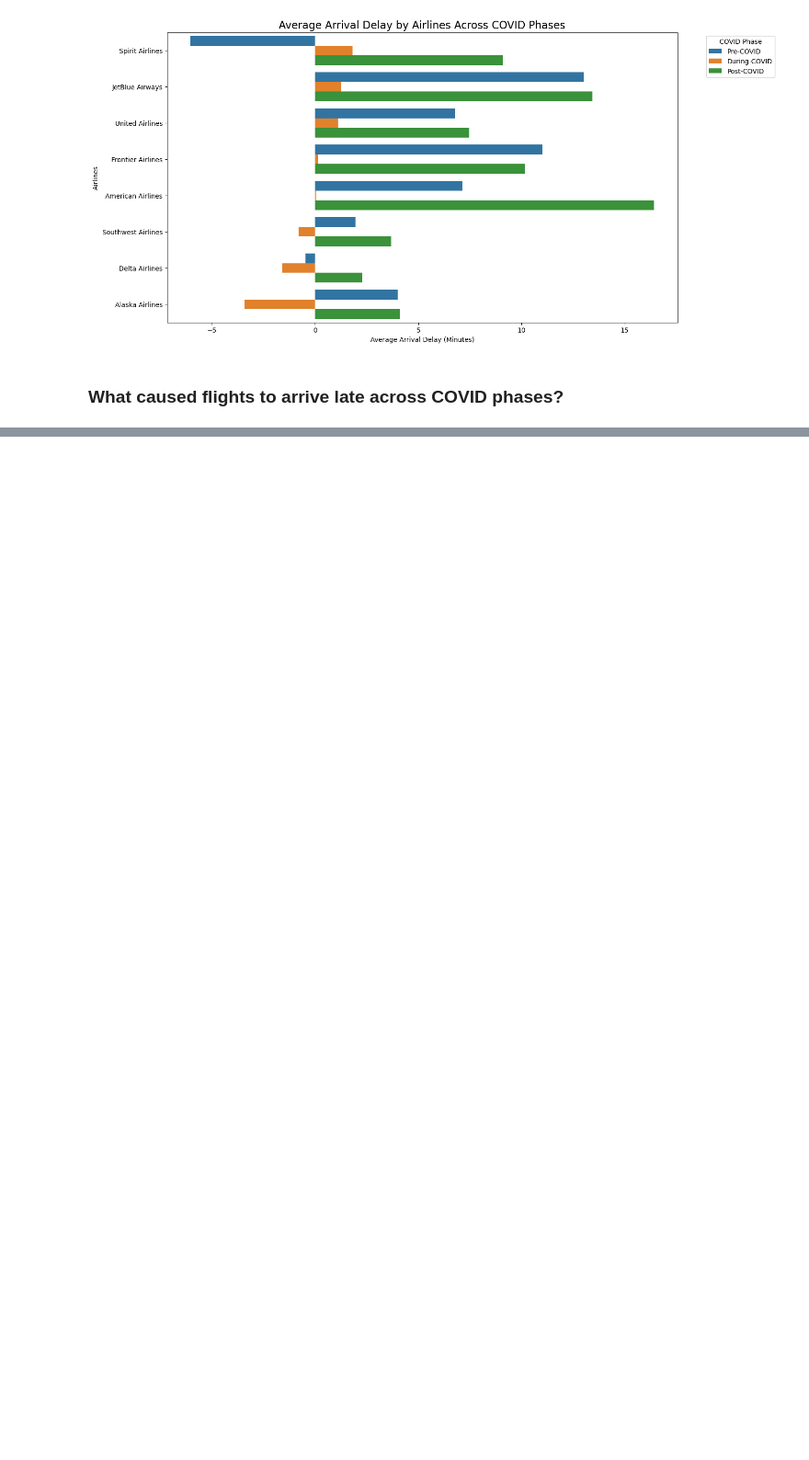
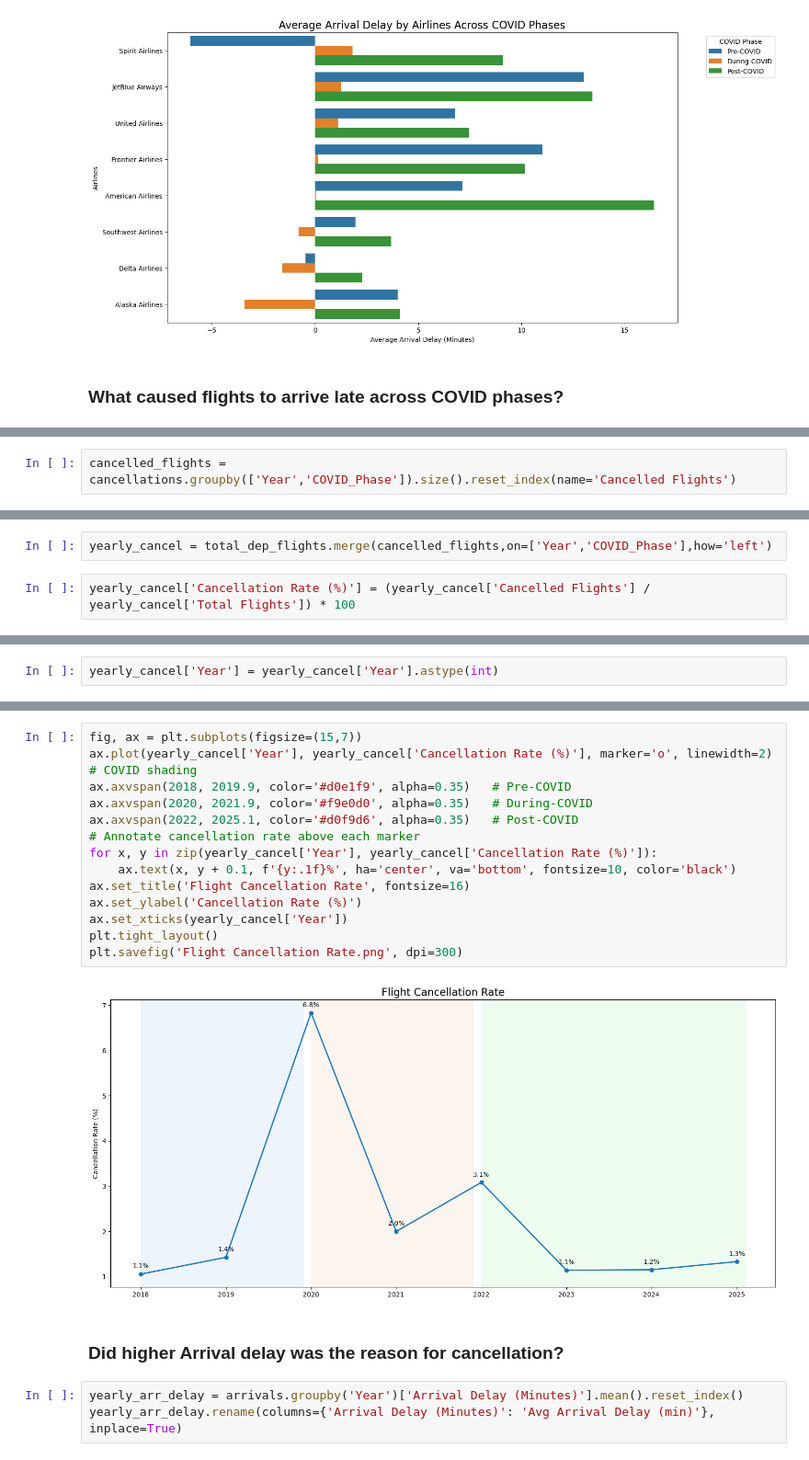
Before and after one commit to shrutivir/BNA-flight-delay-covid_impact, a Jupyter notebook: Notebook/BNA_Airport_Delay.ipynb, the cells around one changed output, grey strips where cells are left out. Shown at 92% size. Cells and saved outputs as stored; diff of their text form; blank space fills up the shorter version.

```diff
--- a/Notebook/BNA_Airport_Delay.ipynb
+++ b/Notebook/BNA_Airport_Delay.ipynb
@@ -475,0 +480,2 @@ plt.savefig('Arr_delay_causes.png', dpi=300)
+# %%
+cancelled_flights = cancellations.groupby(['Year','COVID_Phase']).size().reset_index(name='Cancelled Flights')
@@ -475,0 +484,4 @@ plt.savefig('Arr_delay_causes.png', dpi=300)
+# %%
+yearly_cancel = total_dep_flights.merge(cancelled_flights,on=['Year','COVID_Phase'],how='left')
+# %%
+yearly_cancel['Cancellation Rate (%)'] = (yearly_cancel['Cancelled Flights'] / yearly_cancel['Total Flights']) * 100
@@ -475,0 +497,2 @@ plt.savefig('Arr_delay_causes.png', dpi=300)
+# %%
+yearly_cancel['Year'] = yearly_cancel['Year'].astype(int)
@@ -475,0 +511,22 @@ plt.savefig('Arr_delay_causes.png', dpi=300)
+# %%
+fig, ax = plt.subplots(figsize=(15,7))
+ax.plot(yearly_cancel['Year'], yearly_cancel['Cancellation Rate (%)'], marker='o', linewidth=2)
+# COVID shading
+ax.axvspan(2018, 2019.9, color='#d0e1f9', alpha=0.35)   # Pre-COVID
+ax.axvspan(2020, 2021.9, color='#f9e0d0', alpha=0.35)   # During-COVID
+ax.axvspan(2022, 2025.1, color='#d0f9d6', alpha=0.35)   # Post-COVID
+# Annotate cancellation rate above each marker
+for x, y in zip(yearly_cancel['Year'], yearly_cancel['Cancellation Rate (%)']):
+    ax.text(x, y + 0.1, f'{y:.1f}%', ha='center', va='bottom', fontsize=10, color='black')
+ax.set_title('Flight Cancellation Rate', fontsize=16)
+ax.set_ylabel('Cancellation Rate (%)')
+ax.set_xticks(yearly_cancel['Year'])
+plt.tight_layout()
+plt.savefig('Flight Cancellation Rate.png', dpi=300)
+# %% [output]
+[figure, added]
+# %% [markdown]
+### Did higher Arrival delay was the reason for cancellation?
+# %%
+yearly_arr_delay = arrivals.groupby('Year')['Arrival Delay (Minutes)'].mean().reset_index()
+yearly_arr_delay.rename(columns={'Arrival Delay (Minutes)': 'Avg Arrival Delay (min)'}, inplace=True)
```
Also changed, not shown: parts of 41 cells of this notebook, 10 other files.
